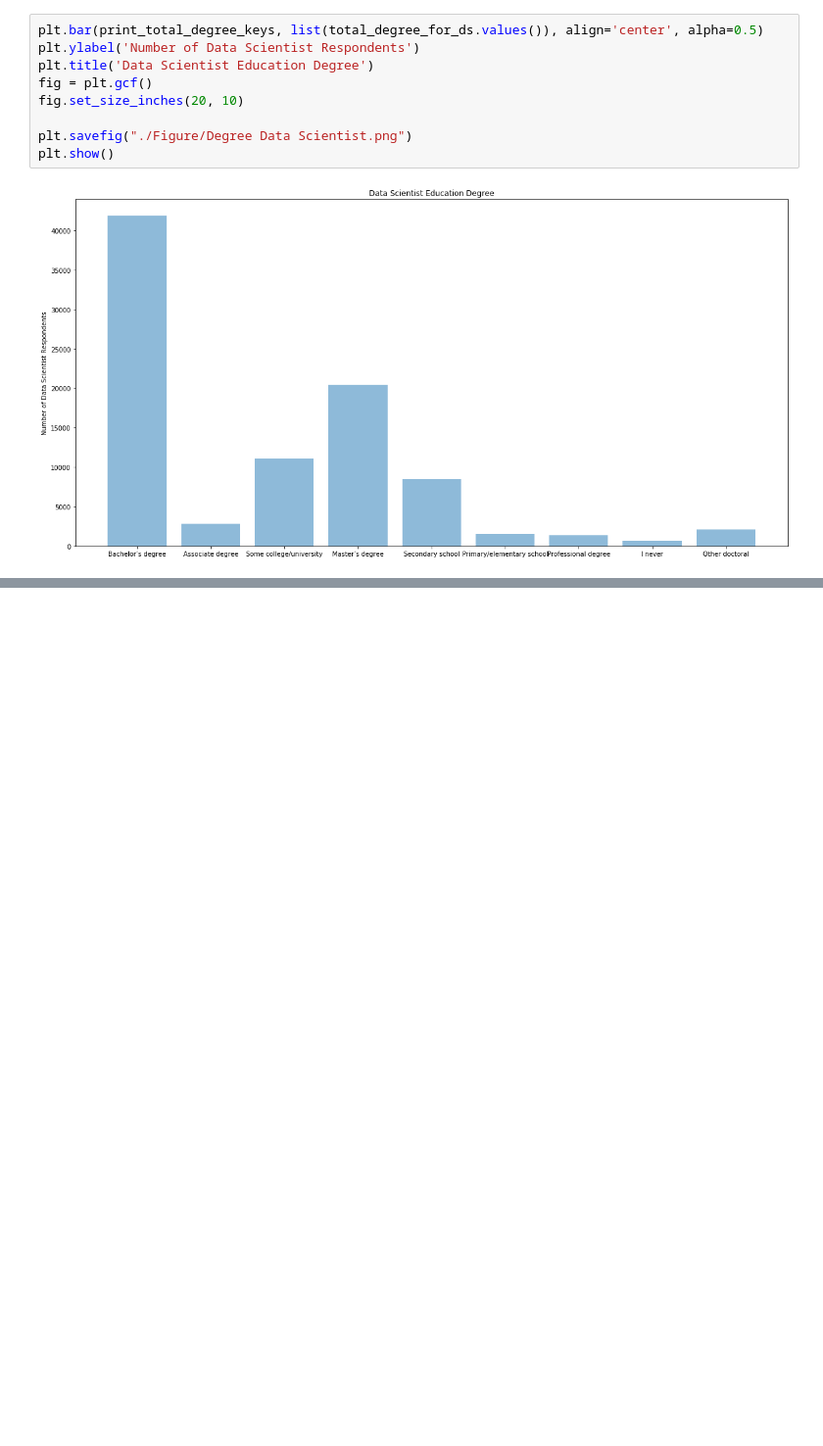
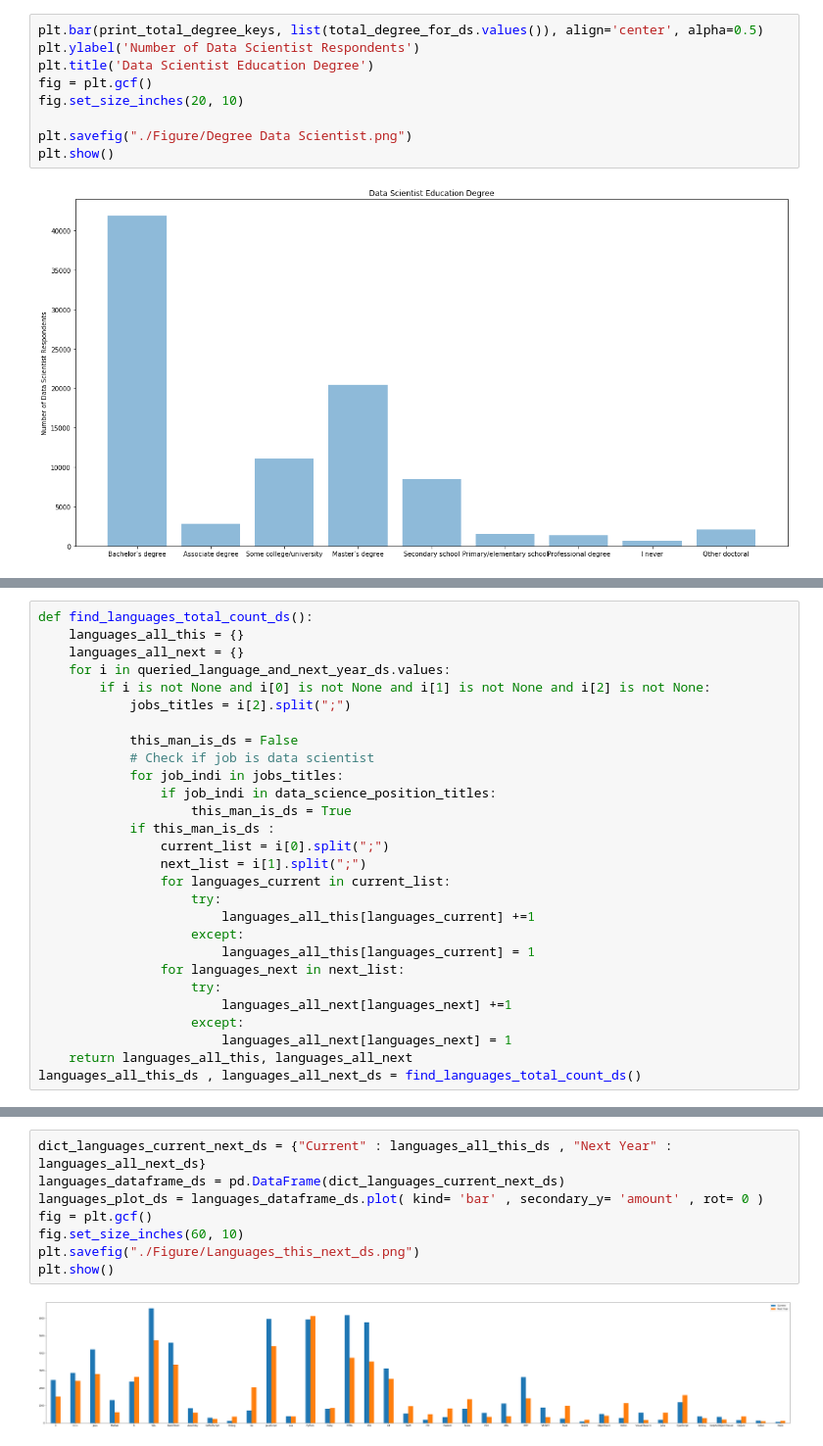
Before and after one commit to szacharias/Analysis-of-the-StackOverFlow-2018-survey, a Jupyter notebook: Final Project.ipynb, the cells around one changed output, grey strips where cells are left out. Shown: that part at 98% size. Drawn from its saved outputs; the diff is of its cells as text; blank space fills up the shorter version.

```diff
--- a/Final Project.ipynb
+++ b/Final Project.ipynb
@@ -645,0 +687,28 @@ plt.show()
+# %%
+def find_languages_total_count_ds():
+    languages_all_this = {}
+    languages_all_next = {}
+    for i in queried_language_and_next_year_ds.values:
+        if i is not None and i[0] is not None and i[1] is not None and i[2] is not None:
+            jobs_titles = i[2].split(";")
+
+            this_man_is_ds = False
+            # Check if job is data scientist
+            for job_indi in jobs_titles:
+                if job_indi in data_science_position_titles:
+                    this_man_is_ds = True
+            if this_man_is_ds :
+                current_list = i[0].split(";")
+                next_list = i[1].split(";")
+                for languages_current in current_list:
+                    try:
+                        languages_all_this[languages_current] +=1
+                    except:
+                        languages_all_this[languages_current] = 1
+                for languages_next in next_list:
+                    try:
+                        languages_all_next[languages_next] +=1
+                    except:
+                        languages_all_next[languages_next] = 1
+    return languages_all_this, languages_all_next
+languages_all_this_ds , languages_all_next_ds = find_languages_total_count_ds()
@@ -645,0 +725,10 @@ plt.show()
+# %%
+dict_languages_current_next_ds = {"Current" : languages_all_this_ds , "Next Year" : languages_all_next_ds}
+languages_dataframe_ds = pd.DataFrame(dict_languages_current_next_ds)
+languages_plot_ds = languages_dataframe_ds.plot( kind= 'bar' , secondary_y= 'amount' , rot= 0 )
+fig = plt.gcf()
+fig.set_size_inches(60, 10)
+plt.savefig("./Figure/Languages_this_next_ds.png")
+plt.show()
+# %% [output]
+[figure, added]
```
Also changed, not shown: parts of 23 cells of this notebook, 12 other files.
